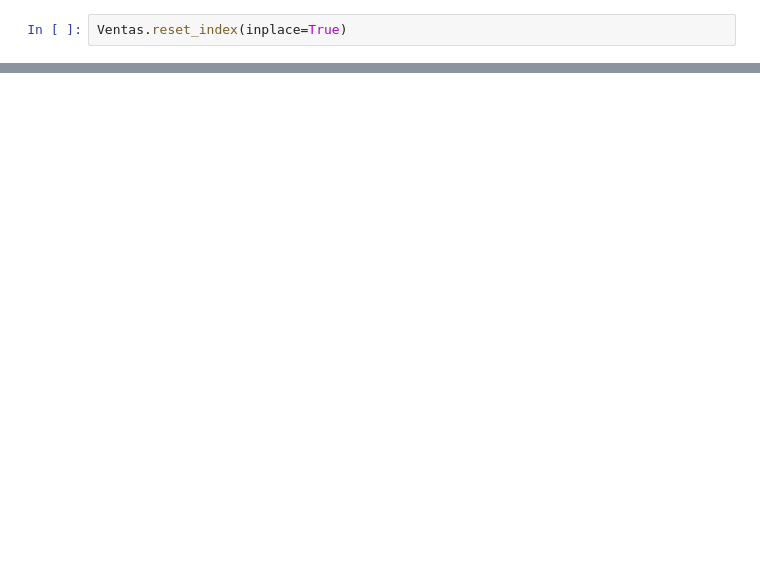
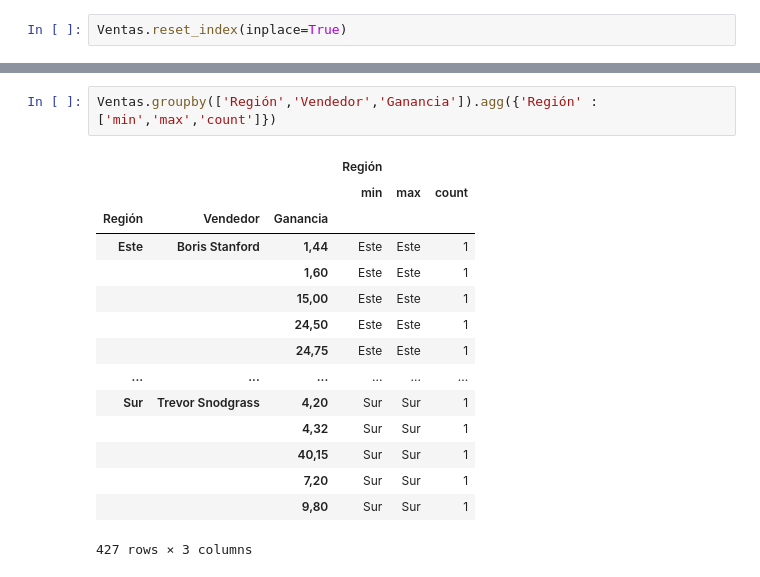
Before and after one commit to rofigueredo/CheatSheets, a Jupyter notebook: Pandas_de1.5horas/MatplotlibGraficos.ipynb, the cells around one changed output, grey strips where cells are left out. Drawn from its saved outputs; the diff is of its cells as text; blank space fills up the shorter version.

```diff
--- a/Pandas_de1.5horas/MatplotlibGraficos.ipynb
+++ b/Pandas_de1.5horas/MatplotlibGraficos.ipynb
@@ -91,0 +147,18 @@ Ventas.reset_index(inplace=True)
+# %%
+Ventas.groupby(['Región','Vendedor','Ganancia']).agg({'Región' :['min','max','count']})
+# %% [output]
+|  |  |  | Región |  |  |
+|  |  |  | min | max | count |
+| Región | Vendedor | Ganancia |  |  |  |
+| Este | Boris Stanford | 1,44 | Este | Este | 1 |
+|  |  | 1,60 | Este | Este | 1 |
+|  |  | 15,00 | Este | Este | 1 |
+|  |  | 24,50 | Este | Este | 1 |
+|  |  | 24,75 | Este | Este | 1 |
+| ... | ... | ... | ... | ... | ... |
+| Sur | Trevor Snodgrass | 4,20 | Sur | Sur | 1 |
+|  |  | 4,32 | Sur | Sur | 1 |
+|  |  | 40,15 | Sur | Sur | 1 |
+|  |  | 7,20 | Sur | Sur | 1 |
+|  |  | 9,80 | Sur | Sur | 1 |
+427 rows × 3 columns
```
Also changed, not shown: parts of 11 cells of this notebook.
